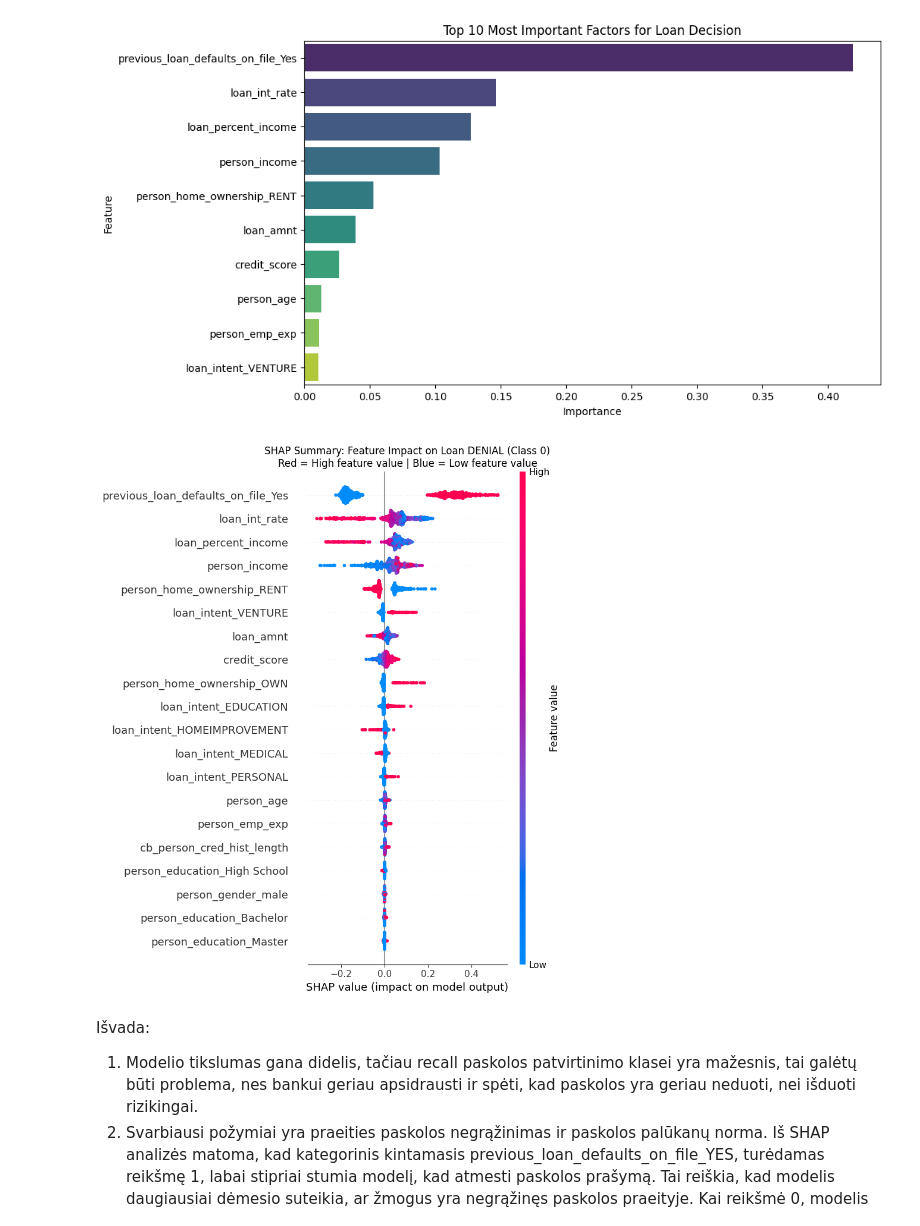
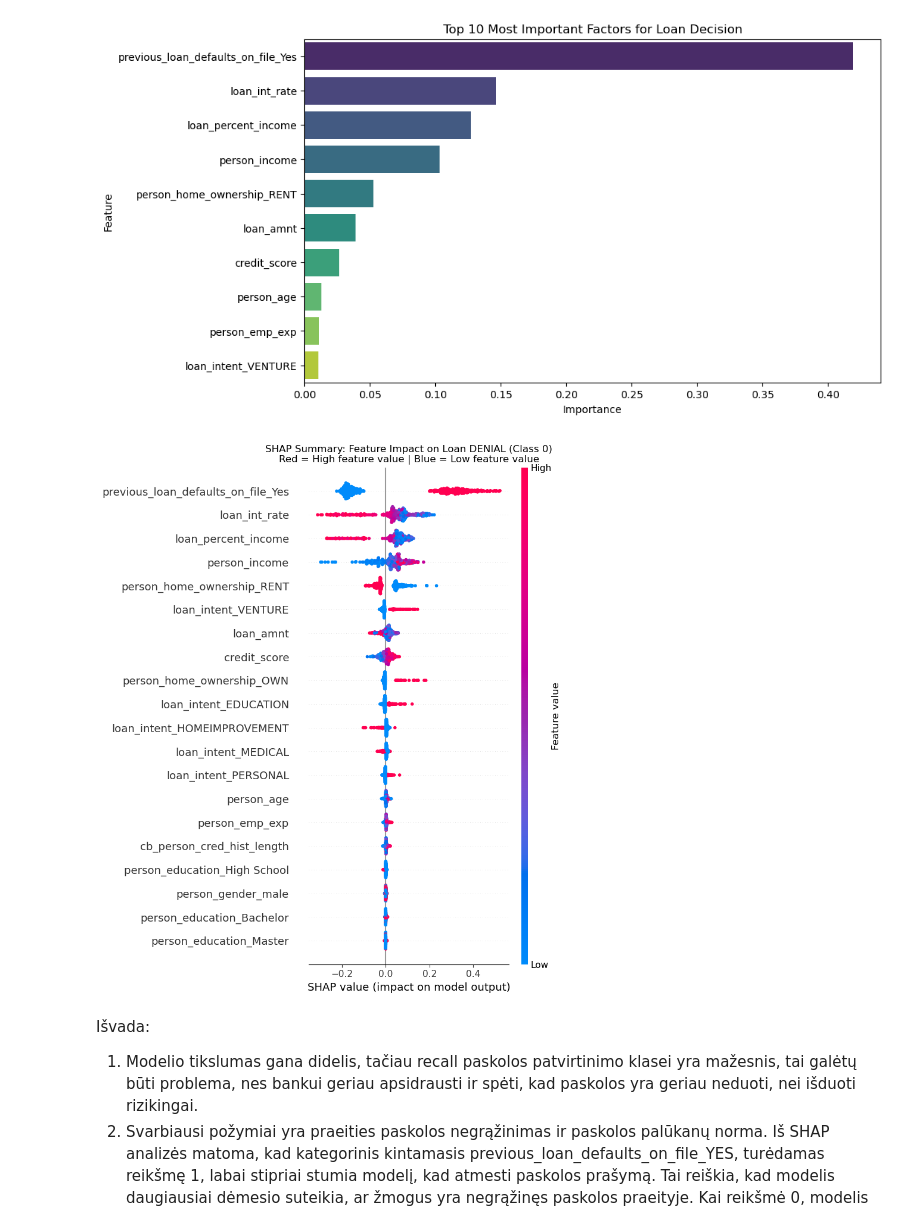
Before and after one commit to rytsle/ML_projektas, a Jupyter notebook: RF_XGBoost.ipynb, the cells around one changed output. Drawn from its saved outputs; the diff is of its cells as text; code cells hidden in the pictures.

```diff
--- a/RF_XGBoost.ipynb
+++ b/RF_XGBoost.ipynb
@@ -317,33 +317,33 @@ Passing `palette` without assigning `hue` is deprecated and will be removed in v
 # %%
 import shap
 
 # Transform the test data using the preprocessor
 X_test_transformed = clf.named_steps['preprocessor'].transform(X_test)
 
 # Create SHAP explainer for the Random Forest model
 explainer = shap.TreeExplainer(clf.named_steps['classifier'])
 
 # Calculate SHAP values (use a sample for faster computation)
-sample_size = min(700, X_test_transformed.shape[0])
+sample_size = min(500, X_test_transformed.shape[0])
 X_sample = X_test_transformed[:sample_size]
 shap_values = explainer.shap_values(X_sample)
 
 # Handle different SHAP output formats - for class 0 (Denied)
 if isinstance(shap_values, list):
     shap_values_class0 = shap_values[0]  # Class 0 = Denied
 elif len(shap_values.shape) == 3:
     shap_values_class0 = shap_values[:, :, 0]
 else:
     shap_values_class0 = shap_values
 
 # --- SHAP Summary Plot (Beeswarm) - Shows direction AND magnitude ---
 plt.figure(figsize=(12, 10))
 shap.summary_plot(shap_values_class0, X_sample, feature_names=feature_names, show=False, max_display=20)
 plt.title('SHAP Summary: Feature Impact on Loan DENIAL (Class 0)\nRed = High feature value | Blue = Low feature value', fontsize=12)
 plt.tight_layout()
 plt.show()
 # %% [output]
-[figure, old version]
+[figure, new version]
 # %% [markdown]
 Išvada:
 1. Modelio tikslumas gana didelis, tačiau recall paskolos patvirtinimo klasei yra mažesnis, tai galėtų būti problema, nes bankui geriau apsidrausti ir spėti, kad paskolos yra geriau neduoti, nei išduoti rizikingai.
```
Also changed, not shown: parts of 9 cells of this notebook, 4 other files.
